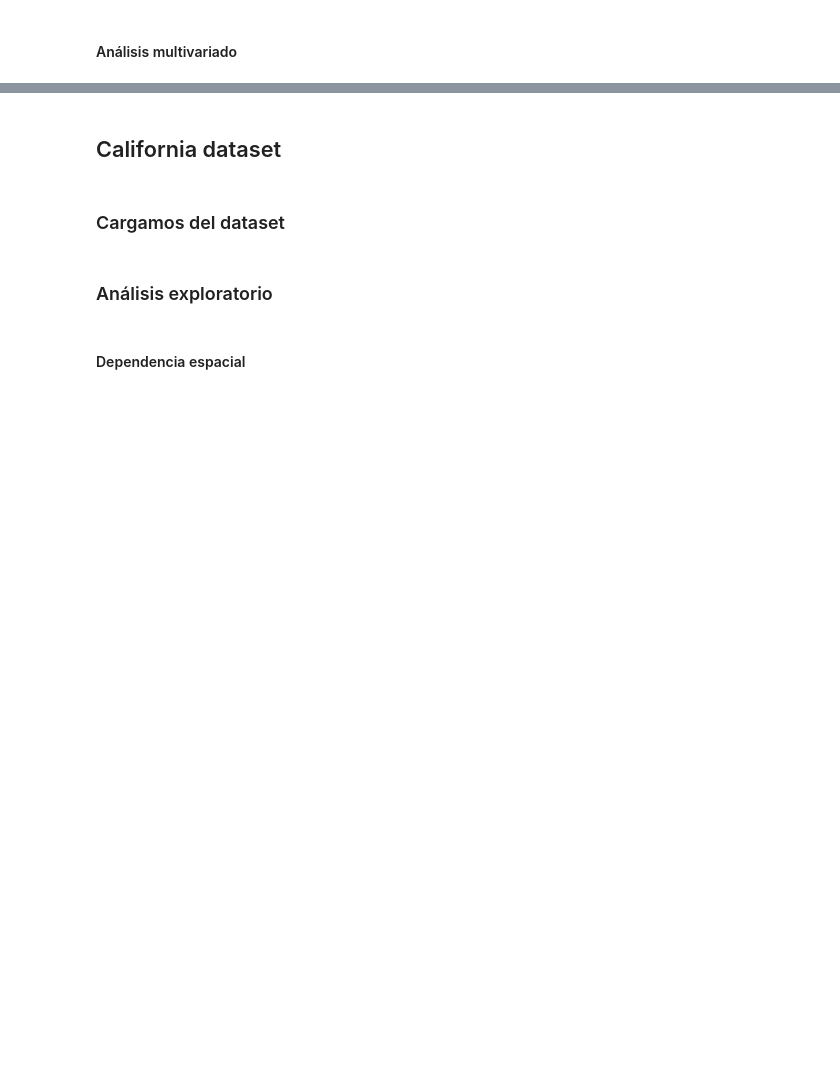
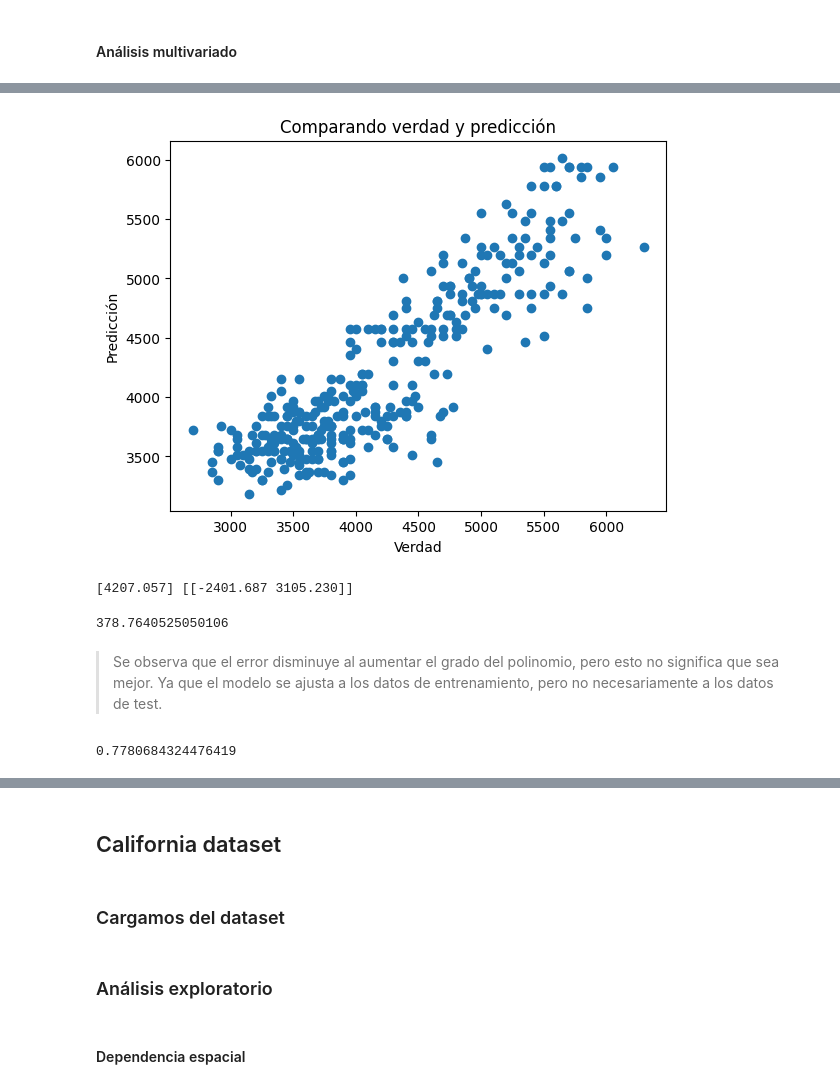
Before and after one commit to BRJoaquin/ia-obsidian, a Jupyter notebook: Machine Learning para IA/Practico/Entrega2.ipynb, the cells around one changed output, grey strips where cells are left out. Cells and saved outputs as stored; diff of their text form; code cells hidden in the pictures; blank space fills up the shorter version.

```diff
--- a/Machine Learning para IA/Practico/Entrega2.ipynb
+++ b/Machine Learning para IA/Practico/Entrega2.ipynb
@@ -252,0 +333,4 @@ from sklearn.inspection import DecisionBoundaryDisplay
+# %%
+# Obtenemos los features
+poly = PolynomialFeatures(degree=K, include_bias=False)
+X_poly = poly.fit_transform(X)
@@ -252,0 +339,4 @@ from sklearn.inspection import DecisionBoundaryDisplay
+# %%
+# Escalamos los datos
+scaler = StandardScaler()
+X_poly_scaled = scaler.fit_transform(X_poly)
@@ -252,0 +350,29 @@ from sklearn.inspection import DecisionBoundaryDisplay
+# %%
+y_pred = poly_reg.predict(X_poly_scaled)
+# %%
+plt.scatter(x=y,y=y_pred)
+plt.xlabel('Verdad')
+plt.ylabel('Predicción')
+plt.title('Comparando verdad y predicción')
+plt.show()
+# %% [output]
+[figure, added]
+# %%
+# Coeficientes
+w0 = poly_reg.intercept_
+w1 = poly_reg.coef_
+print(w0,w1)
+# %% [output]
+[4207.057] [[-2401.687 3105.230]]
+# %%
+# Root mean squared error
+np.sqrt(mean_squared_error(y,y_pred))
+# %% [output]
+378.7640525050106
+# %% [markdown]
+> Se observa que el error disminuye al aumentar el grado del polinomio, pero esto no significa que sea mejor. Ya que el modelo se ajusta a los datos de entrenamiento, pero no necesariamente a los datos de test.
+# %%
+# Coeficiente de determinación
+poly_reg.score(X_poly_scaled,y)
+# %% [output]
+0.7780684324476419
```
Also changed, not shown: parts of 65 cells of this notebook, 6 other files.
